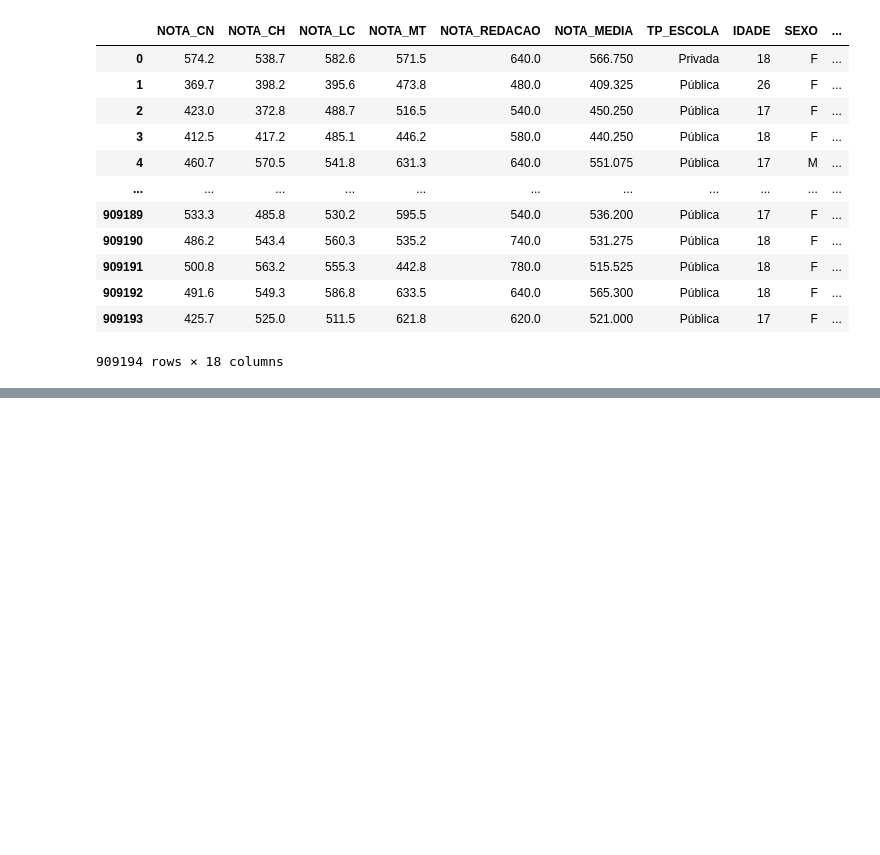
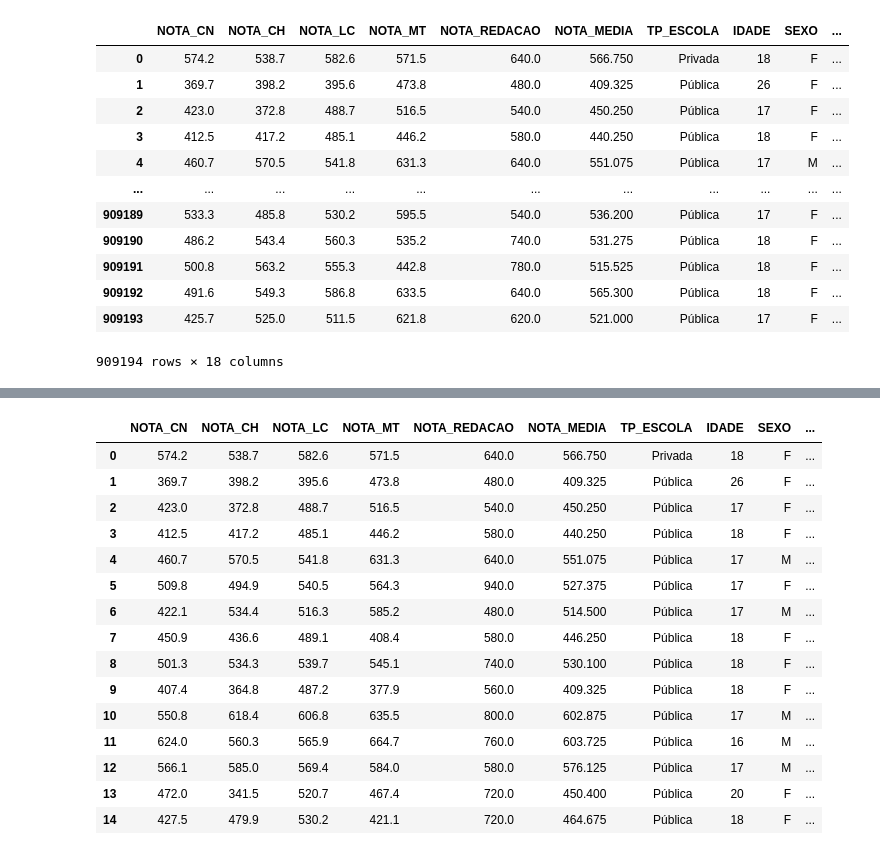
Before and after one commit to harleiaki/Nota_Enem, a Jupyter notebook: Nota_Enem1.ipynb, the cells around one changed output, grey strips where cells are left out. Cells and saved outputs as stored; diff of their text form; code cells hidden in the pictures; blank space fills up the shorter version.

```diff
--- a/Nota_Enem1.ipynb
+++ b/Nota_Enem1.ipynb
@@ -22,0 +42,19 @@ df
+# %%
+df.head(15)
+# %% [output]
+|  | NOTA_CN | NOTA_CH | NOTA_LC | NOTA_MT | NOTA_REDACAO | NOTA_MEDIA | TP_ESCOLA | IDADE | SEXO | ... |
+| 0 | 574.2 | 538.7 | 582.6 | 571.5 | 640.0 | 566.750 | Privada | 18 | F | ... |
+| 1 | 369.7 | 398.2 | 395.6 | 473.8 | 480.0 | 409.325 | Pública | 26 | F | ... |
+| 2 | 423.0 | 372.8 | 488.7 | 516.5 | 540.0 | 450.250 | Pública | 17 | F | ... |
+| 3 | 412.5 | 417.2 | 485.1 | 446.2 | 580.0 | 440.250 | Pública | 18 | F | ... |
+| 4 | 460.7 | 570.5 | 541.8 | 631.3 | 640.0 | 551.075 | Pública | 17 | M | ... |
+| 5 | 509.8 | 494.9 | 540.5 | 564.3 | 940.0 | 527.375 | Pública | 17 | F | ... |
+| 6 | 422.1 | 534.4 | 516.3 | 585.2 | 480.0 | 514.500 | Pública | 17 | M | ... |
+| 7 | 450.9 | 436.6 | 489.1 | 408.4 | 580.0 | 446.250 | Pública | 18 | F | ... |
+| 8 | 501.3 | 534.3 | 539.7 | 545.1 | 740.0 | 530.100 | Pública | 18 | F | ... |
+| 9 | 407.4 | 364.8 | 487.2 | 377.9 | 560.0 | 409.325 | Pública | 18 | F | ... |
+| 10 | 550.8 | 618.4 | 606.8 | 635.5 | 800.0 | 602.875 | Pública | 17 | M | ... |
+| 11 | 624.0 | 560.3 | 565.9 | 664.7 | 760.0 | 603.725 | Pública | 16 | M | ... |
+| 12 | 566.1 | 585.0 | 569.4 | 584.0 | 580.0 | 576.125 | Pública | 17 | M | ... |
+| 13 | 472.0 | 341.5 | 520.7 | 467.4 | 720.0 | 450.400 | Pública | 20 | F | ... |
+| 14 | 427.5 | 479.9 | 530.2 | 421.1 | 720.0 | 464.675 | Pública | 18 | F | ... |
```
Also changed, not shown: parts of 29 cells of this notebook.
